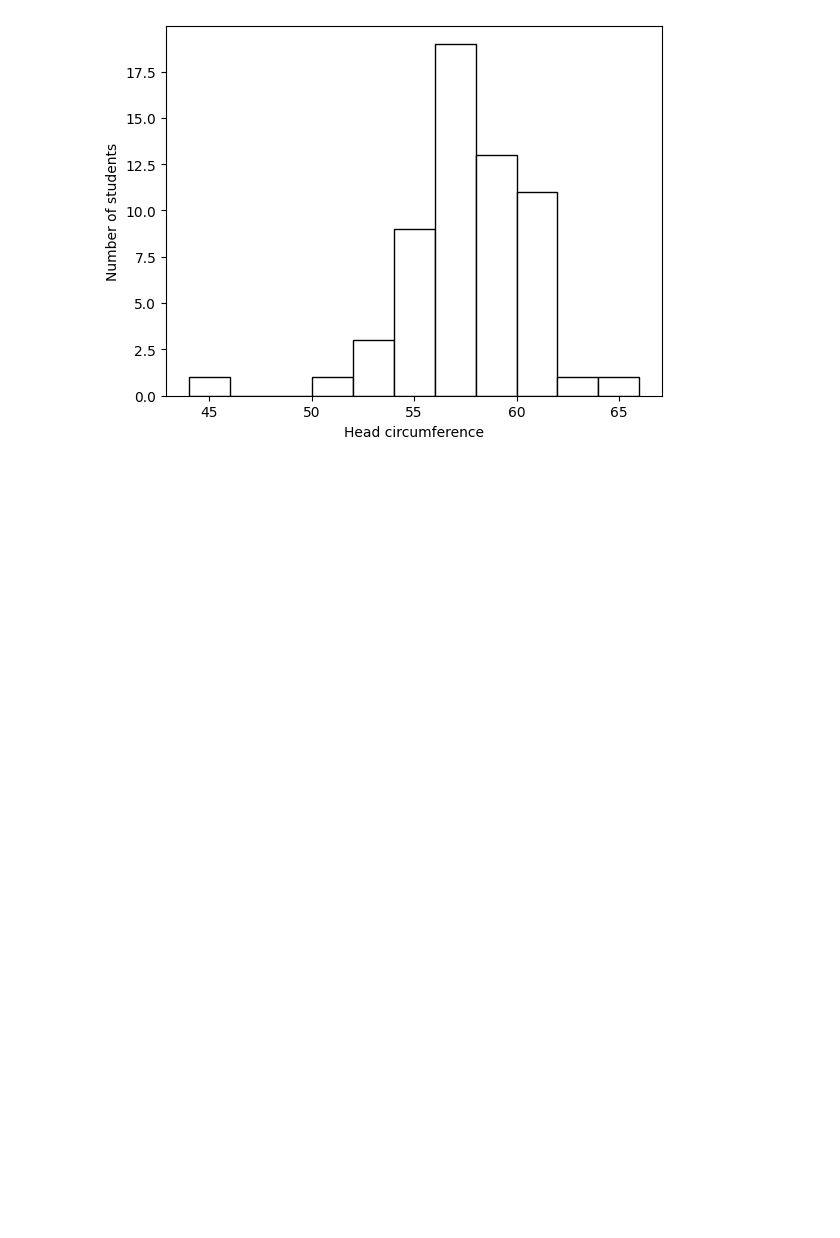
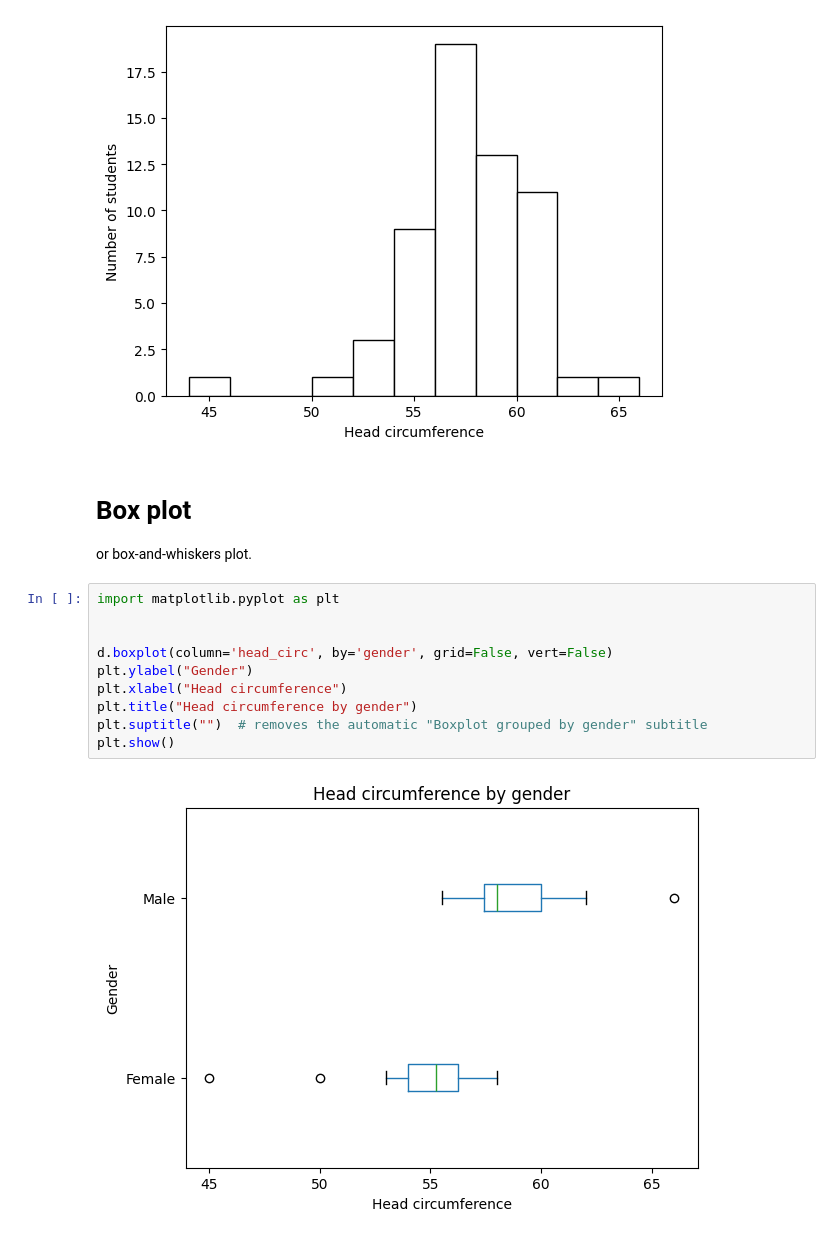
Before and after one commit to blakocha/DARPY2025, a Jupyter notebook: Notes_20251009.ipynb, the cells around one changed output. Saved outputs shown, nothing was run; the diff lists cells and outputs as text; blank space fills up the shorter version.

Commit message:
boxplot plus scatter plot

```diff
--- a/Notes_20251009.ipynb
+++ b/Notes_20251009.ipynb
@@ -47,3 +47,18 @@ plt.ylabel("Number of students")
 plt.show()
 # %% [output]
 [figure]
+# %% [markdown]
+# Box plot
+or box-and-whiskers plot.
+# %%
+import matplotlib.pyplot as plt
+
+
+d.boxplot(column='head_circ', by='gender', grid=False, vert=False)
+plt.ylabel("Gender")
+plt.xlabel("Head circumference")
+plt.title("Head circumference by gender")
+plt.suptitle("")  # removes the automatic "Boxplot grouped by gender" subtitle
+plt.show()
+# %% [output]
+[figure, added]
```
Also changed, not shown: parts of 2 cells of this notebook.
